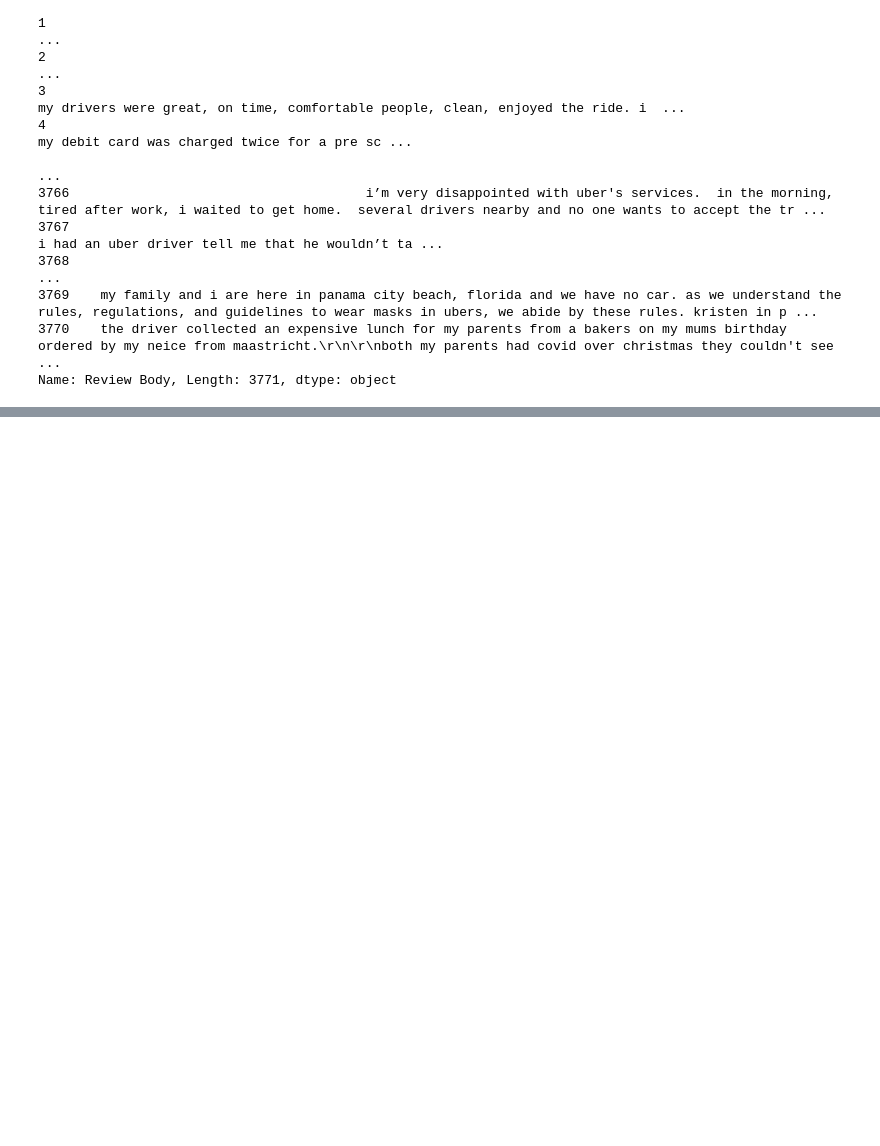
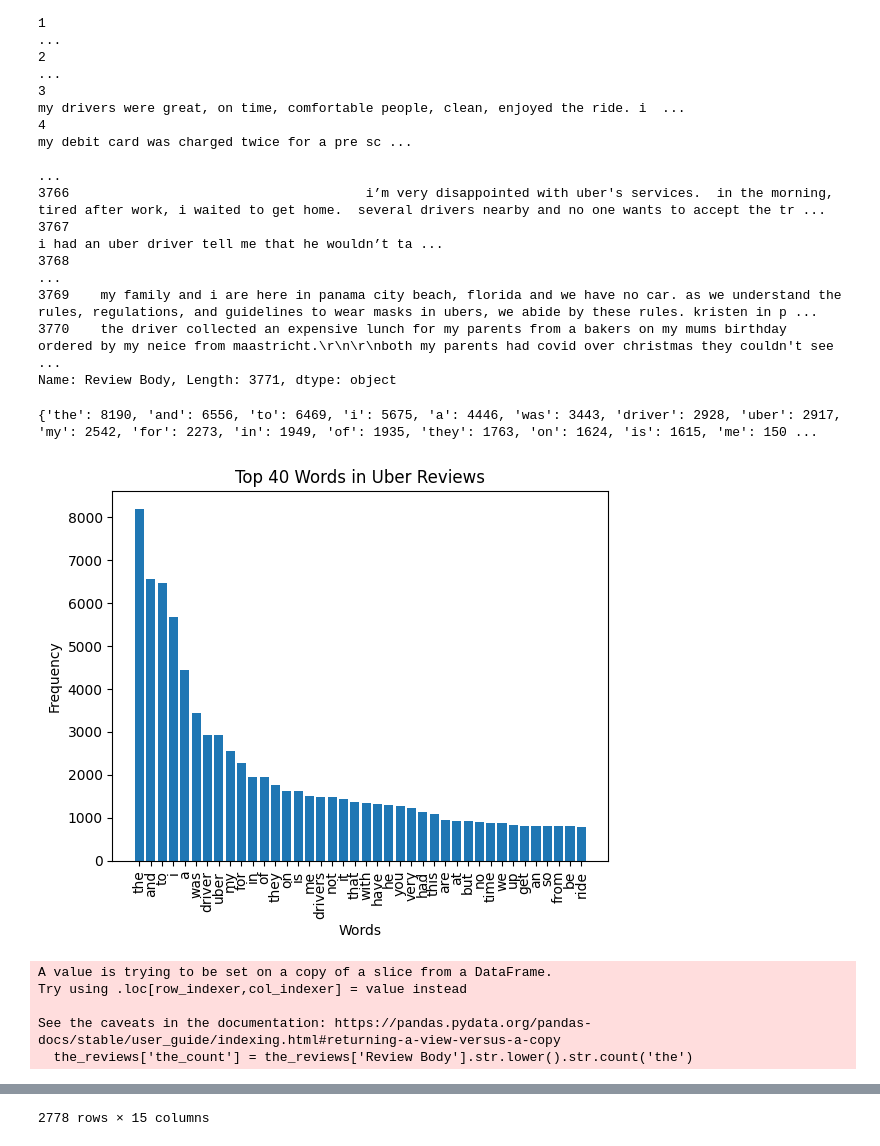
Before and after one commit to evkes/CPSC-4300-Gig-Economy, a Jupyter notebook: checkpoint2.ipynb, the cells around one changed output, grey strips where cells are left out. Cells and saved outputs as stored; diff of their text form; code cells hidden in the pictures; blank space fills up the shorter version.

```diff
--- a/checkpoint2.ipynb
+++ b/checkpoint2.ipynb
@@ -35,3 +35,43 @@ uber['Review Body']
 3769    my family and i are here in panama city beach, florida and we have no car. as we understand the rules, regulations, and guidelines to wear masks in ubers, we abide by these rules. kristen in p ...
 3770    the driver collected an expensive lunch for my parents from a bakers on my mums birthday ordered by my neice from maastricht.\r\n\r\nboth my parents had covid over christmas they couldn't see  ...
 Name: Review Body, Length: 3771, dtype: object
+# %%
+
+# Create a list of all words in the reviews
+from collections import Counter
+import matplotlib.pyplot as plt
+
+words = [word.lower() for review in uber['Review Body'] for word in review.split()]
+
+# Use Counter to count the occurrence of each word
+word_count = Counter(words)
+
+word_freq_dict = {}
+
+for word, freq in sorted(word_count.items(), key=lambda item: item[1], reverse=True):
+    word_freq_dict[word] = freq
+
+print(word_freq_dict)
+
+top_words = list(word_freq_dict.keys())[:40]
+word_freq = [word_freq_dict[word] for word in top_words]
+
+plt.bar(top_words, word_freq)
+plt.xticks(rotation=90)
+plt.xlabel('Words')
+plt.ylabel('Frequency')
+plt.title('Top 40 Words in Uber Reviews')
+plt.show()
+
+app_reviews = uber[uber['Review Body'].str.contains('the', case=False)]
+app_reviews['app_count'] = app_reviews['Review Body'].str.lower().str.count('app')
+
+app_reviews
+# %% [output]
+{'the': 8190, 'and': 6556, 'to': 6469, 'i': 5675, 'a': 4446, 'was': 3443, 'driver': 2928, 'uber': 2917, 'my': 2542, 'for': 2273, 'in': 1949, 'of': 1935, 'they': 1763, 'on': 1624, 'is': 1615, 'me': 150 ...
+[figure, added]
+A value is trying to be set on a copy of a slice from a DataFrame.
+Try using .loc[row_indexer,col_indexer] = value instead
+
+See the caveats in the documentation: https://pandas.pydata.org/pandas-docs/stable/user_guide/indexing.html#returning-a-view-versus-a-copy
+  the_reviews['the_count'] = the_reviews['Review Body'].str.lower().str.count('the')
@@ -38,2 +90,3 @@ Name: Review Body, Length: 3771, dtype: object
+2778 rows × 15 columns
 # %%
 
```
Also changed, not shown: parts of 3 cells of this notebook.
